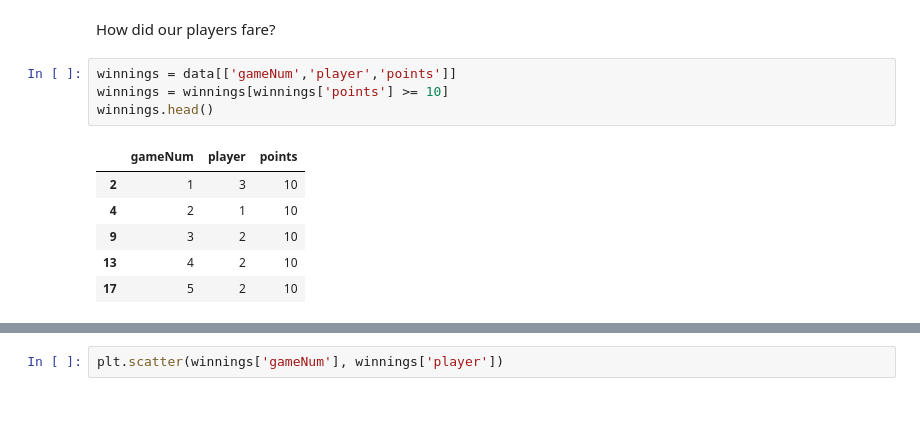
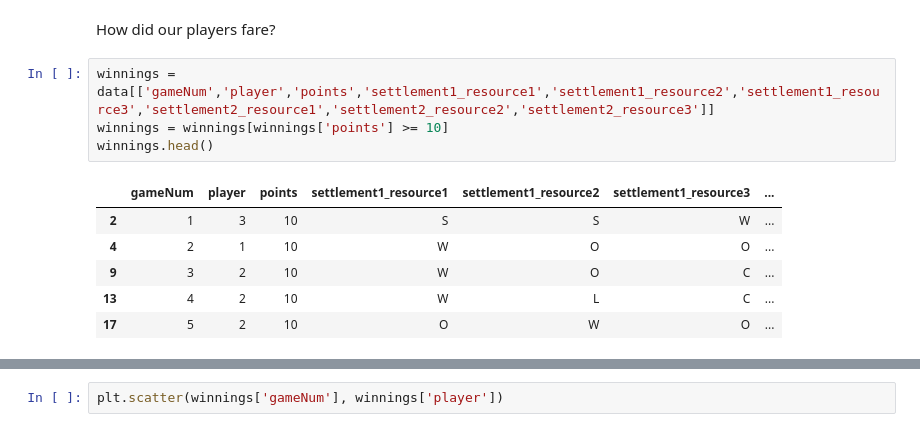
Before and after one commit to okwan91/catanstrategy, a Jupyter notebook: notebooks/Sandbox.ipynb, the cells around one changed output, grey strips where cells are left out. Drawn from its saved outputs; the diff is of its cells as text.

```diff
--- a/notebooks/Sandbox.ipynb
+++ b/notebooks/Sandbox.ipynb
@@ -37,13 +37,13 @@ Text(0, 0.5, 'points')
 # %% [markdown]
 How did our players fare?
 # %%
-winnings = data[['gameNum','player','points']]
+winnings = data[['gameNum','player','points','settlement1_resource1','settlement1_resource2','settlement1_resource3','settlement2_resource1','settlement2_resource2','settlement2_resource3']]
 winnings = winnings[winnings['points'] >= 10]
 winnings.head()
 # %% [output]
-|  | gameNum | player | points |
-| 2 | 1 | 3 | 10 |
-| 4 | 2 | 1 | 10 |
-| 9 | 3 | 2 | 10 |
-| 13 | 4 | 2 | 10 |
-| 17 | 5 | 2 | 10 |
+|  | gameNum | player | points | settlement1_resource1 | settlement1_resource2 | settlement1_resource3 | ... |
+| 2 | 1 | 3 | 10 | S | S | W | ... |
+| 4 | 2 | 1 | 10 | W | O | O | ... |
+| 9 | 3 | 2 | 10 | W | O | C | ... |
+| 13 | 4 | 2 | 10 | W | L | C | ... |
+| 17 | 5 | 2 | 10 | O | W | O | ... |
```
Also changed, not shown: parts of 10 cells of this notebook, 1 other file.
